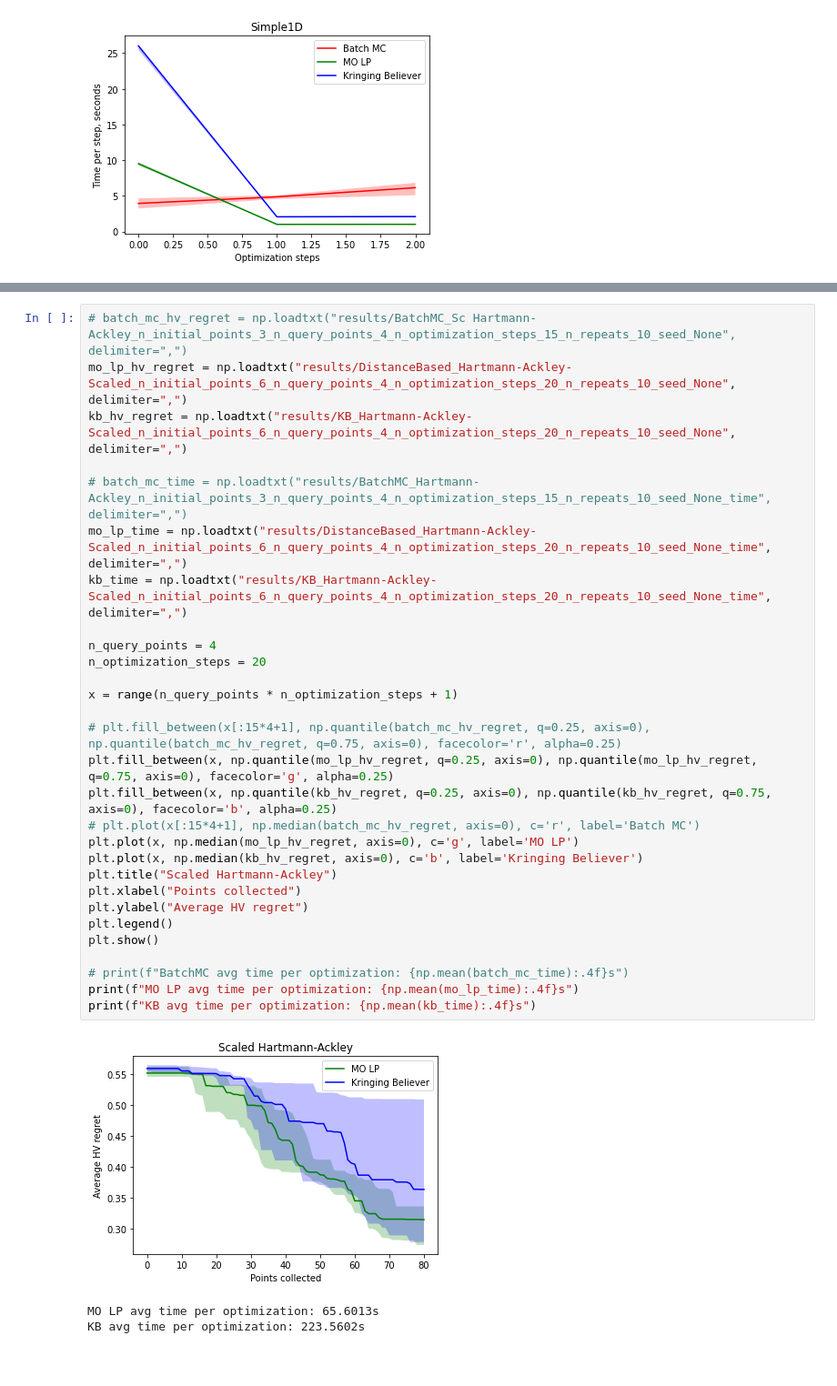
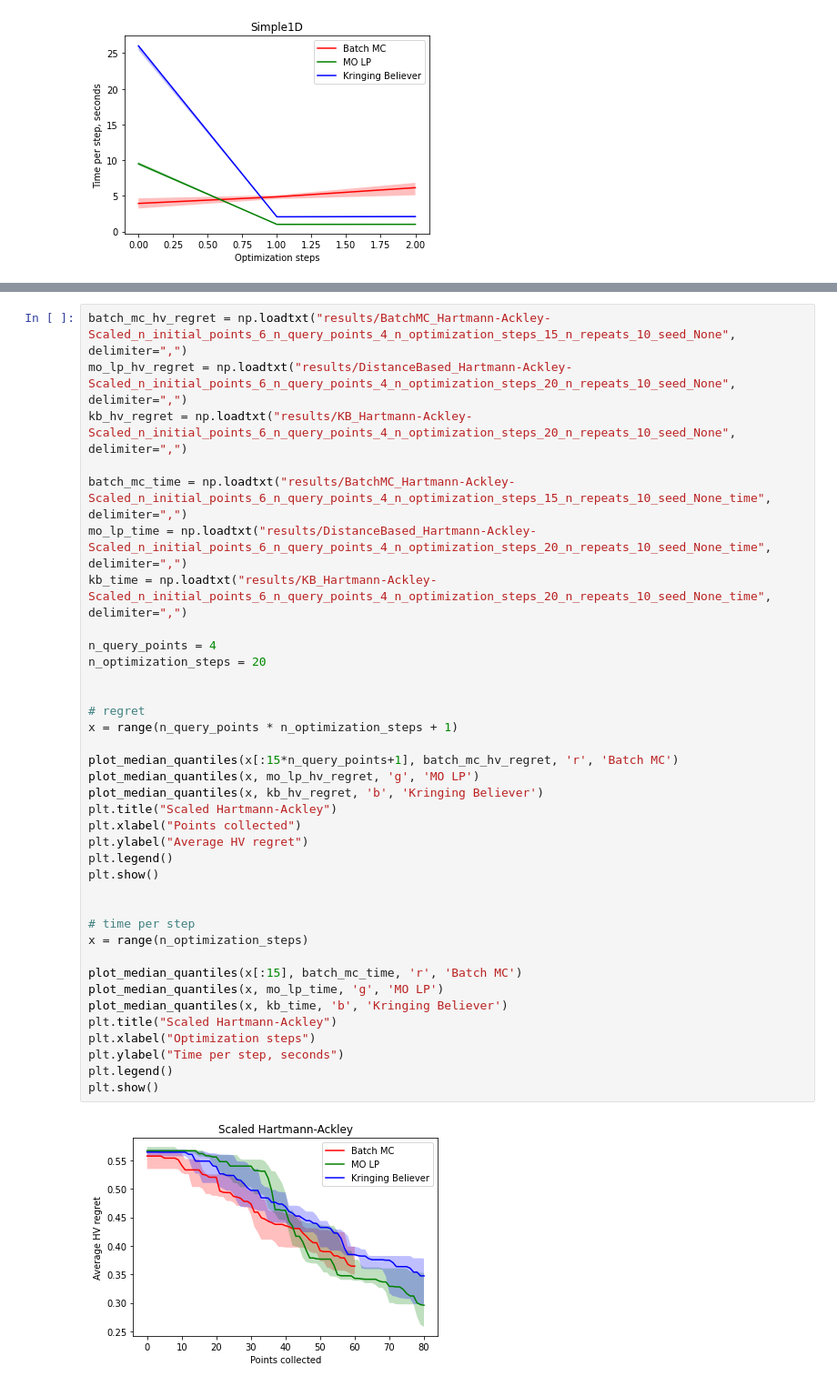
Before and after one commit to apaleyes/trieste, a Jupyter notebook: docs/notebooks/mo_lp/plot_results.ipynb, the cells around one changed output, grey strips where cells are left out. Shown: that part at 91% size. Cells and saved outputs as stored; diff of their text form; blank space fills up the shorter version.

Commit message:
re-run all experiments with tracking time per step

```diff
--- a/docs/notebooks/mo_lp/plot_results.ipynb
+++ b/docs/notebooks/mo_lp/plot_results.ipynb
@@ -90,33 +90,39 @@ plt.show()
 # %%
-# batch_mc_hv_regret = np.loadtxt("results/BatchMC_Sc Hartmann-Ackley_n_initial_points_3_n_query_points_4_n_optimization_steps_15_n_repeats_10_seed_None", delimiter=",")
+batch_mc_hv_regret = np.loadtxt("results/BatchMC_Hartmann-Ackley-Scaled_n_initial_points_6_n_query_points_4_n_optimization_steps_15_n_repeats_10_seed_None", delimiter=",")
 mo_lp_hv_regret = np.loadtxt("results/DistanceBased_Hartmann-Ackley-Scaled_n_initial_points_6_n_query_points_4_n_optimization_steps_20_n_repeats_10_seed_None", delimiter=",")
 kb_hv_regret = np.loadtxt("results/KB_Hartmann-Ackley-Scaled_n_initial_points_6_n_query_points_4_n_optimization_steps_20_n_repeats_10_seed_None", delimiter=",")
 
-# batch_mc_time = np.loadtxt("results/BatchMC_Hartmann-Ackley_n_initial_points_3_n_query_points_4_n_optimization_steps_15_n_repeats_10_seed_None_time", delimiter=",")
+batch_mc_time = np.loadtxt("results/BatchMC_Hartmann-Ackley-Scaled_n_initial_points_6_n_query_points_4_n_optimization_steps_15_n_repeats_10_seed_None_time", delimiter=",")
 mo_lp_time = np.loadtxt("results/DistanceBased_Hartmann-Ackley-Scaled_n_initial_points_6_n_query_points_4_n_optimization_steps_20_n_repeats_10_seed_None_time", delimiter=",")
 kb_time = np.loadtxt("results/KB_Hartmann-Ackley-Scaled_n_initial_points_6_n_query_points_4_n_optimization_steps_20_n_repeats_10_seed_None_time", delimiter=",")
 
 n_query_points = 4
 n_optimization_steps = 20
 
+
+# regret
 x = range(n_query_points * n_optimization_steps + 1)
 
-# plt.fill_between(x[:15*4+1], np.quantile(batch_mc_hv_regret, q=0.25, axis=0), np.quantile(batch_mc_hv_regret, q=0.75, axis=0), facecolor='r', alpha=0.25)
-plt.fill_between(x, np.quantile(mo_lp_hv_regret, q=0.25, axis=0), np.quantile(mo_lp_hv_regret, q=0.75, axis=0), facecolor='g', alpha=0.25)
-plt.fill_between(x, np.quantile(kb_hv_regret, q=0.25, axis=0), np.quantile(kb_hv_regret, q=0.75, axis=0), facecolor='b', alpha=0.25)
-# plt.plot(x[:15*4+1], np.median(batch_mc_hv_regret, axis=0), c='r', label='Batch MC')
-plt.plot(x, np.median(mo_lp_hv_regret, axis=0), c='g', label='MO LP')
-plt.plot(x, np.median(kb_hv_regret, axis=0), c='b', label='Kringing Believer')
+plot_median_quantiles(x[:15*n_query_points+1], batch_mc_hv_regret, 'r', 'Batch MC')
+plot_median_quantiles(x, mo_lp_hv_regret, 'g', 'MO LP')
+plot_median_quantiles(x, kb_hv_regret, 'b', 'Kringing Believer')
 plt.title("Scaled Hartmann-Ackley")
 plt.xlabel("Points collected")
 plt.ylabel("Average HV regret")
 plt.legend()
 plt.show()
 
-# print(f"BatchMC avg time per optimization: {np.mean(batch_mc_time):.4f}s")
-print(f"MO LP avg time per optimization: {np.mean(mo_lp_time):.4f}s")
-print(f"KB avg time per optimization: {np.mean(kb_time):.4f}s")
+
+# time per step
+x = range(n_optimization_steps)
+
+plot_median_quantiles(x[:15], batch_mc_time, 'r', 'Batch MC')
+plot_median_quantiles(x, mo_lp_time, 'g', 'MO LP')
+plot_median_quantiles(x, kb_time, 'b', 'Kringing Believer')
+plt.title("Scaled Hartmann-Ackley")
+plt.xlabel("Optimization steps")
+plt.ylabel("Time per step, seconds")
+plt.legend()
+plt.show()
 # %% [output]
-[figure, old version]
+[figure, new version]
-MO LP avg time per optimization: 65.6013s
-KB avg time per optimization: 223.5602s
```
Also changed, not shown: parts of 9 cells of this notebook, 35 other files.
